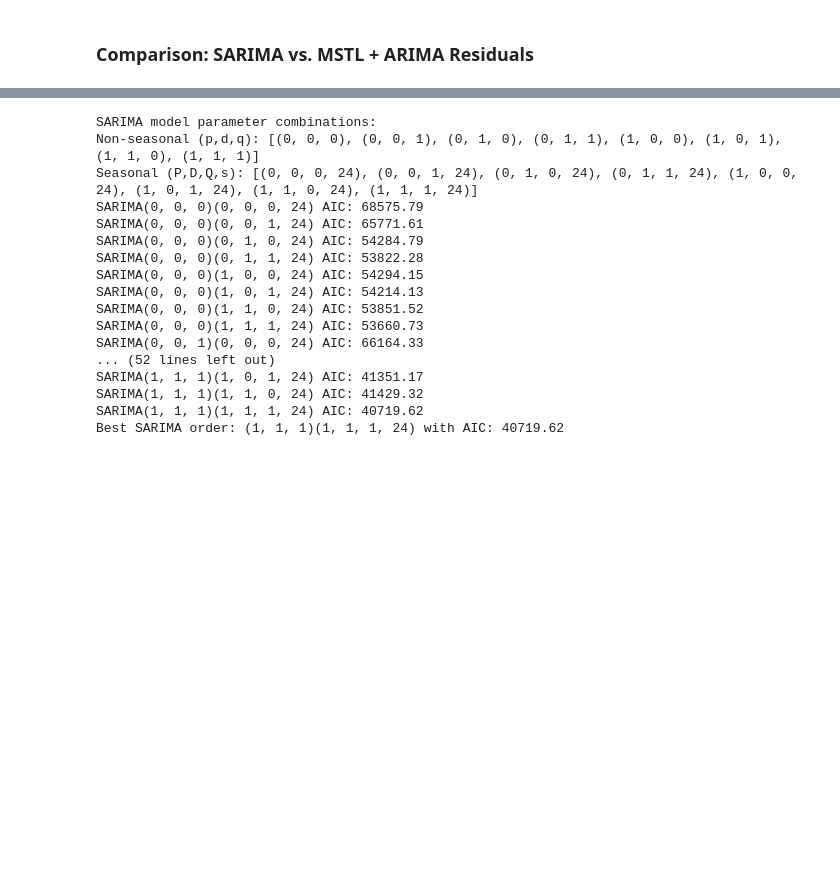
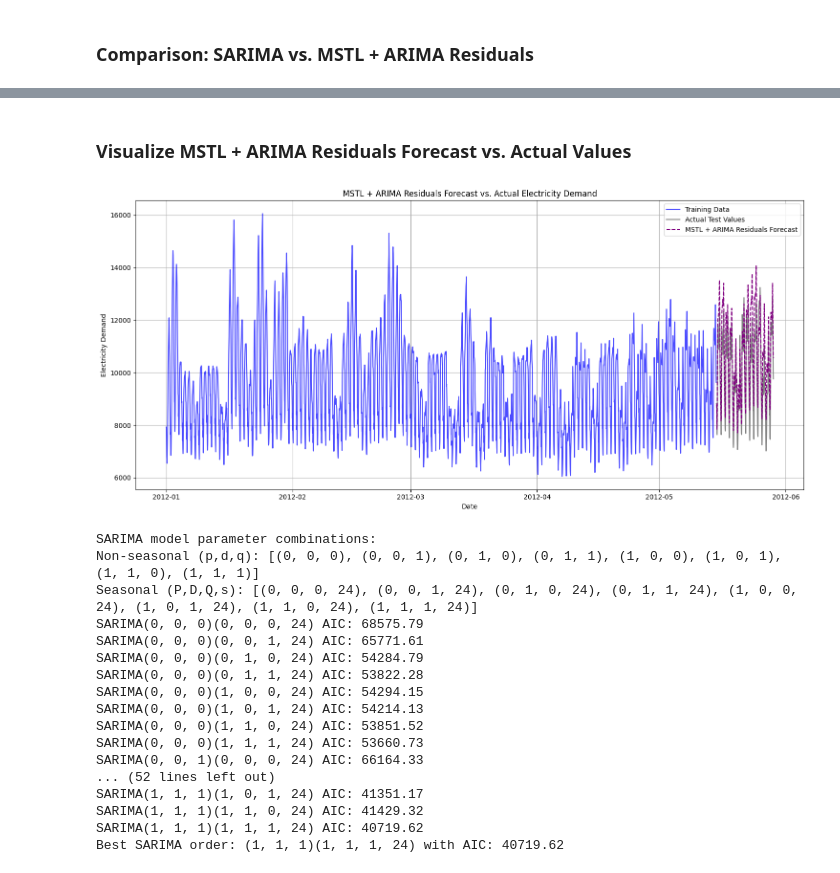
Before and after one commit to Vishnu912py/Resource-Demand-Forecasting, a Jupyter notebook: MSTL Decomposition/MSTL(using_electricity_dataset).ipynb, the cells around one changed output, grey strips where cells are left out. Cells and saved outputs as stored; diff of their text form; code cells hidden in the pictures; blank space fills up the shorter version.

```diff
--- a/MSTL Decomposition/MSTL(using_electricity_dataset).ipynb
+++ b/MSTL Decomposition/MSTL(using_electricity_dataset).ipynb
@@ -448,3 +531,20 @@ else:
+# %% [markdown]
+### Visualize MSTL + ARIMA Residuals Forecast vs. Actual Values
+# %%
+plt.figure(figsize=(15, 7))
+plt.plot(train_data.index, train_data['y'], label='Training Data', color='blue', alpha=0.7)
+plt.plot(test_data.index, test_data['y'], label='Actual Test Values', color='gray')
+plt.plot(final_forecast_improved.index, final_forecast_improved, label='MSTL + ARIMA Residuals Forecast', color='purple', linestyle='--')
+
+plt.title('MSTL + ARIMA Residuals Forecast vs. Actual Electricity Demand')
+plt.xlabel('Date')
+plt.ylabel('Electricity Demand')
+plt.legend()
+plt.grid(True)
+plt.tight_layout()
+plt.show()
+# %% [output]
+[figure, added]
 # %%
 from statsmodels.tsa.statespace.sarimax import SARIMAX
 import itertools
```
Also changed, not shown: parts of 5 cells of this notebook.
